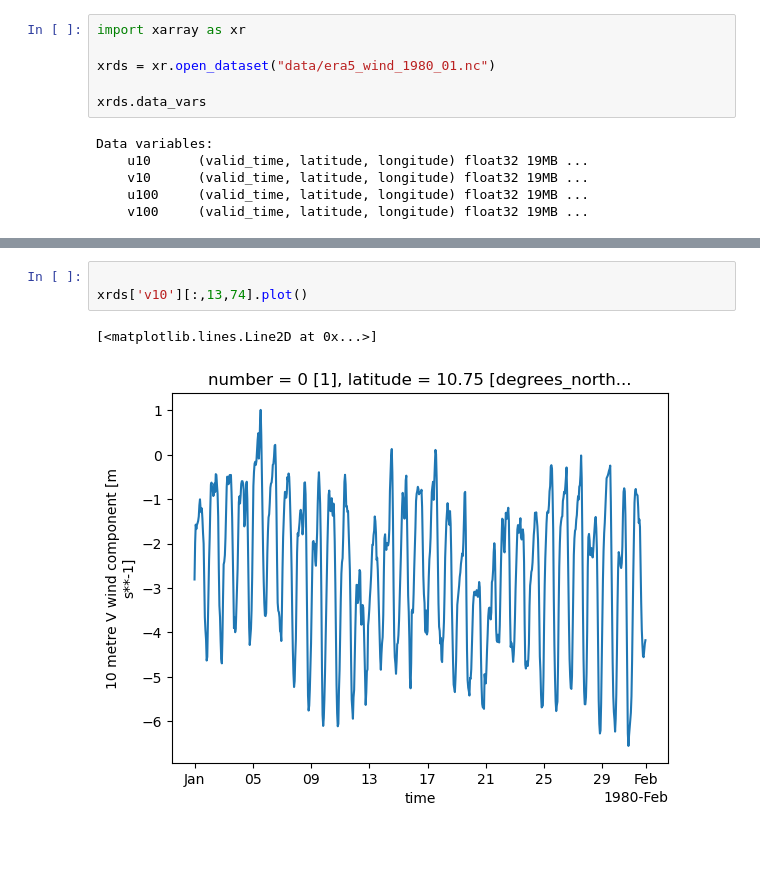
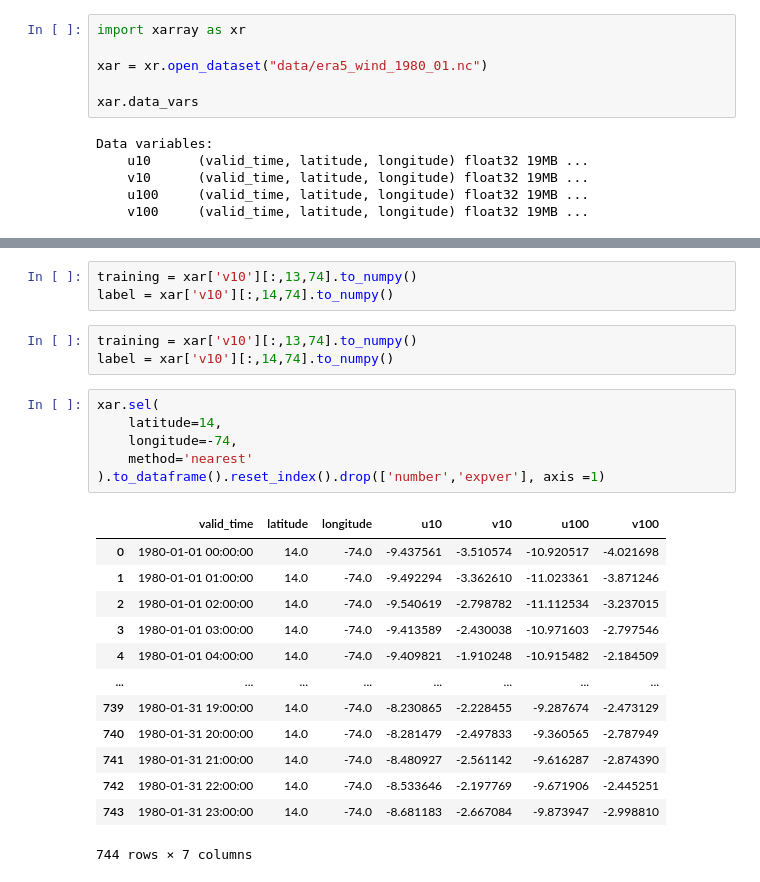
Before and after one commit to smartinezg2018/MCP, a Jupyter notebook: notebook.ipynb, the cells around one changed output, grey strips where cells are left out. Drawn from its saved outputs; the diff is of its cells as text; blank space fills up the shorter version.

Commit message:
creating object for data retieval

```diff
--- a/notebook.ipynb
+++ b/notebook.ipynb
@@ -1,9 +1,9 @@
 # %%
 import xarray as xr
 
-xrds = xr.open_dataset("data/era5_wind_1980_01.nc")
+xar = xr.open_dataset("data/era5_wind_1980_01.nc")
 
-xrds.data_vars
+xar.data_vars
 # %% [output]
 Data variables:
     u10      (valid_time, latitude, longitude) float32 19MB ...
@@ -13,6 +17,26 @@ Data variables:
 # %%
-
-xrds['v10'][:,13,74].plot()
+training = xar['v10'][:,13,74].to_numpy()
+label = xar['v10'][:,14,74].to_numpy()
-# %% [output]
-[<matplotlib.lines.Line2D at 0x...>]
-[figure, removed]
+# %%
+training = xar['v10'][:,13,74].to_numpy()
+label = xar['v10'][:,14,74].to_numpy()
+# %%
+xar.sel(
+    latitude=14,
+    longitude=-74,
+    method='nearest'
+).to_dataframe().reset_index().drop(['number','expver'], axis =1)
+# %% [output]
+|  | valid_time | latitude | longitude | u10 | v10 | u100 | v100 |
+| 0 | 1980-01-01 00:00:00 | 14.0 | -74.0 | -9.437561 | -3.510574 | -10.920517 | -4.021698 |
+| 1 | 1980-01-01 01:00:00 | 14.0 | -74.0 | -9.492294 | -3.362610 | -11.023361 | -3.871246 |
+| 2 | 1980-01-01 02:00:00 | 14.0 | -74.0 | -9.540619 | -2.798782 | -11.112534 | -3.237015 |
+| 3 | 1980-01-01 03:00:00 | 14.0 | -74.0 | -9.413589 | -2.430038 | -10.971603 | -2.797546 |
+| 4 | 1980-01-01 04:00:00 | 14.0 | -74.0 | -9.409821 | -1.910248 | -10.915482 | -2.184509 |
+| ... | ... | ... | ... | ... | ... | ... | ... |
+| 739 | 1980-01-31 19:00:00 | 14.0 | -74.0 | -8.230865 | -2.228455 | -9.287674 | -2.473129 |
+| 740 | 1980-01-31 20:00:00 | 14.0 | -74.0 | -8.281479 | -2.497833 | -9.360565 | -2.787949 |
+| 741 | 1980-01-31 21:00:00 | 14.0 | -74.0 | -8.480927 | -2.561142 | -9.616287 | -2.874390 |
+| 742 | 1980-01-31 22:00:00 | 14.0 | -74.0 | -8.533646 | -2.197769 | -9.671906 | -2.445251 |
+| 743 | 1980-01-31 23:00:00 | 14.0 | -74.0 | -8.681183 | -2.667084 | -9.873947 | -2.998810 |
+744 rows × 7 columns
```
Also changed, not shown: parts of 6 cells of this notebook, 1 other file.
